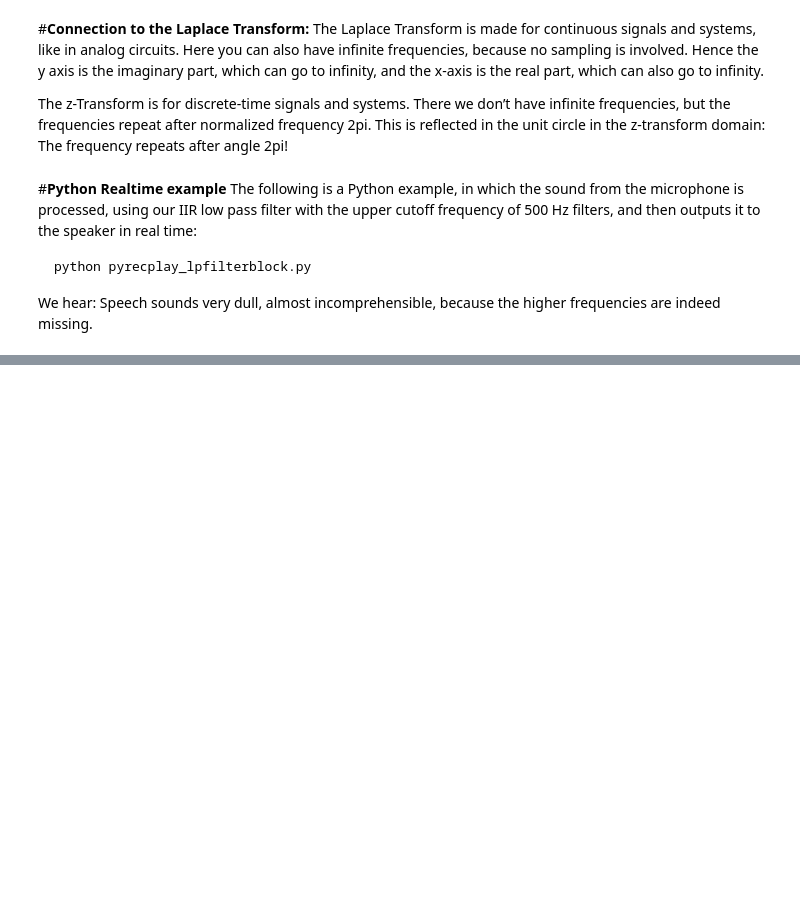
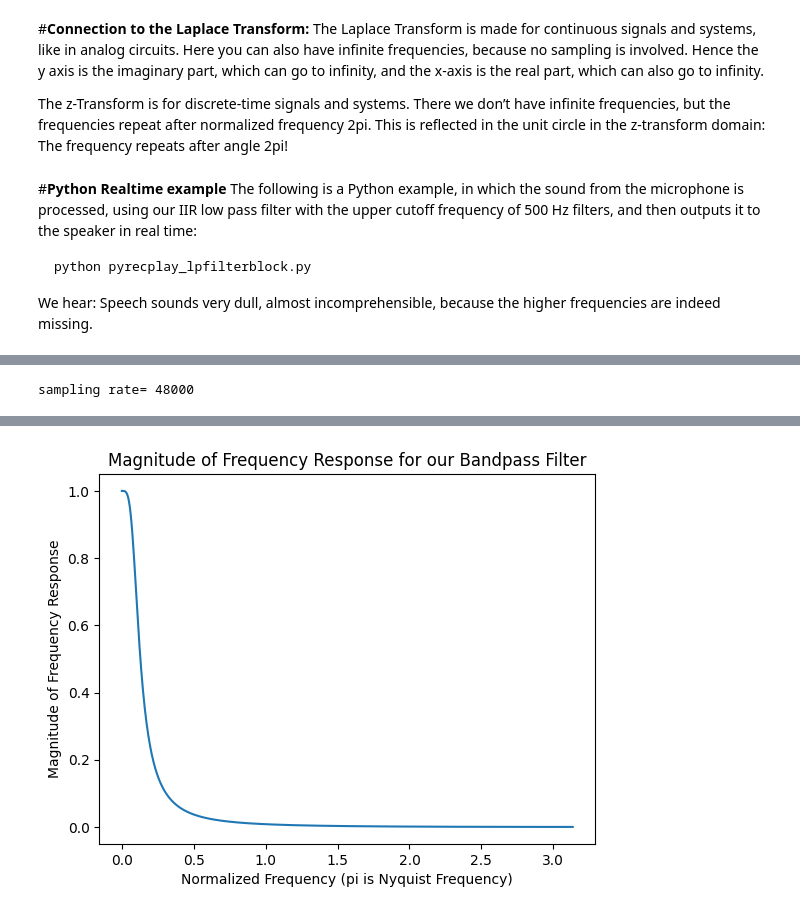
Before and after one commit to TUIlmenauAMS/GVT_Lecture_Colab, a Jupyter notebook: GVT_V10.ipynb, the cells around one changed output, grey strips where cells are left out. Drawn from its saved outputs; the diff is of its cells as text; code cells hidden in the pictures; blank space fills up the shorter version.

```diff
--- a/GVT_V10.ipynb
+++ b/GVT_V10.ipynb
@@ -286,0 +430,56 @@ We hear: Speech sounds very dull, almost incomprehensible, because the higher fr
+# %%
+#Run this cell to record the audio:
+audio, sr = get_audio()
+print("sampling rate=", sr)
+sf.write('input.wav', audio, sr)
+# %% [output]
+sampling rate= 48000
+# %%
+!pip install pydub matplotlib
+
+import struct
+import numpy as np
+import scipy.signal
+import matplotlib.pyplot as plt
+from pydub import AudioSegment
+
+CHUNK = 1024
+WIDTH = 2
+CHANNELS = 1
+RATE = 32000
+RECORD_SECONDS = 8
+
+[b, a] = scipy.signal.iirfilter(2, 500.0/16000, rp=60, btype='lowpass')
+
+fig = plt.figure()
+[freq, response] = scipy.signal.freqz(b, a)
+plt.plot(freq, np.abs(response))
+plt.xlabel('Normalized Frequency (pi is Nyquist Frequency)')
+plt.ylabel("Magnitude of Frequency Response")
+plt.title("Magnitude of Frequency Response for our Bandpass Filter")
+fig.savefig('frequency_response.png')
+
+def apply_filter(samples):
+    filtered = np.clip(scipy.signal.lfilter(b, a, samples), -32768, 32767)
+    return filtered.astype(np.int16)
+
+input_file = "input.wav"
+output_file = "output.wav"
+
+# Record audio
+command = f"ffmpeg -f avfoundation -i \":0\" -t {RECORD_SECONDS} {input_file} -y -loglevel panic"
+!{command}
+
+# Load recorded audio
+audio = AudioSegment.from_file(input_file, format="wav")
+samples = np.array(audio.get_array_of_samples(), dtype=np.int16)
+
+# Apply filter
+filtered_samples = apply_filter(samples)
+
+# Export filtered audio
+filtered_audio = AudioSegment(filtered_samples.tobytes(), frame_rate=RATE, sample_width=WIDTH, channels=CHANNELS)
+filtered_audio.export(output_file, format="wav")
+
+print("Filtered audio saved as:", output_file)
+# %% [output]
@@ -286,0 +500 @@ We hear: Speech sounds very dull, almost incomprehensible, because the higher fr
+[figure, added]
```
Also changed, not shown: parts of 4 cells of this notebook.
